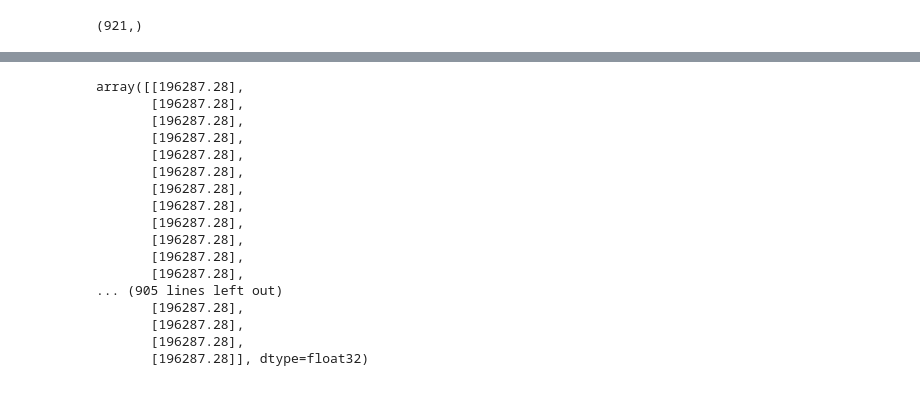
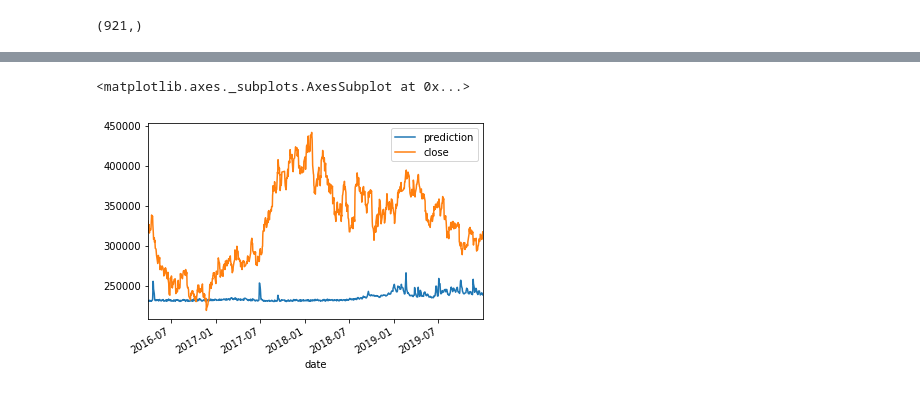
Before and after one commit to limaries30/fun_stock, a Jupyter notebook: prediction.ipynb, the cells around one changed output, grey strips where cells are left out. Saved outputs shown, nothing was run; the diff lists cells and outputs as text; code cells hidden in the pictures.

```diff
--- a/prediction.ipynb
+++ b/prediction.ipynb
@@ -54,7 +69,7 @@ class stock_net(nn.Module):
     def __init__(self, embedding_dim, hidden_dim):
 
         super(stock_net, self).__init__()
-        self.lstm = nn.GRU(embedding_dim, hidden_dim)
+        self.lstm = nn.LSTM(embedding_dim, hidden_dim)
         self.h_o=nn.Linear(hidden_dim,1)
         self.relu = nn.ReLU()
 
@@ -73,7 +88,7 @@ criterion = nn.MSELoss()
 optimizer = optim.SGD(haha_net.parameters(), lr=0.001)
 # %%
 Loss=[]
-epoch=3
+epoch=1
 for y in range(epoch):
     for i in range(x_train.shape[0]):
 
@@ -115,3 +125,4 @@ print(Prediction.shape)
 (921,)
 # %%
 prediction=scaler_test.inverse_transform(Prediction.reshape(-1,1))
+prediction=pd.DataFrame(prediction,columns={'prediction'})
@@ -126,20 +129,11 @@ plt.plot(target.iloc[-y_test.shape[0]:].reset_index(drop=True),'g')
-# %%
-prediction
-# %% [output]
-array([[196287.28],
-       [196287.28],
-       [196287.28],
-       [196287.28],
-       [196287.28],
-       [196287.28],
-       [196287.28],
-       [196287.28],
-       [196287.28],
-       [196287.28],
-       [196287.28],
-       [196287.28],
-... (905 lines left out)
-       [196287.28],
-       [196287.28],
-       [196287.28],
-       [196287.28]], dtype=float32)
+# %%
+comparing=pd.concat([prediction,target.iloc[-y_test.shape[0]:].reset_index(drop=True)],axis=1)
+comparing.index = pd.to_datetime(dates.iloc[-y_test.shape[0]:])
+# %%
+import matplotlib.pyplot as plt
+import seaborn as sns
+
+comparing[['prediction','close']].plot()
+# %% [output]
+<matplotlib.axes._subplots.AxesSubplot at 0x...>
+[figure, added]
```
Also changed, not shown: parts of 6 cells of this notebook.
